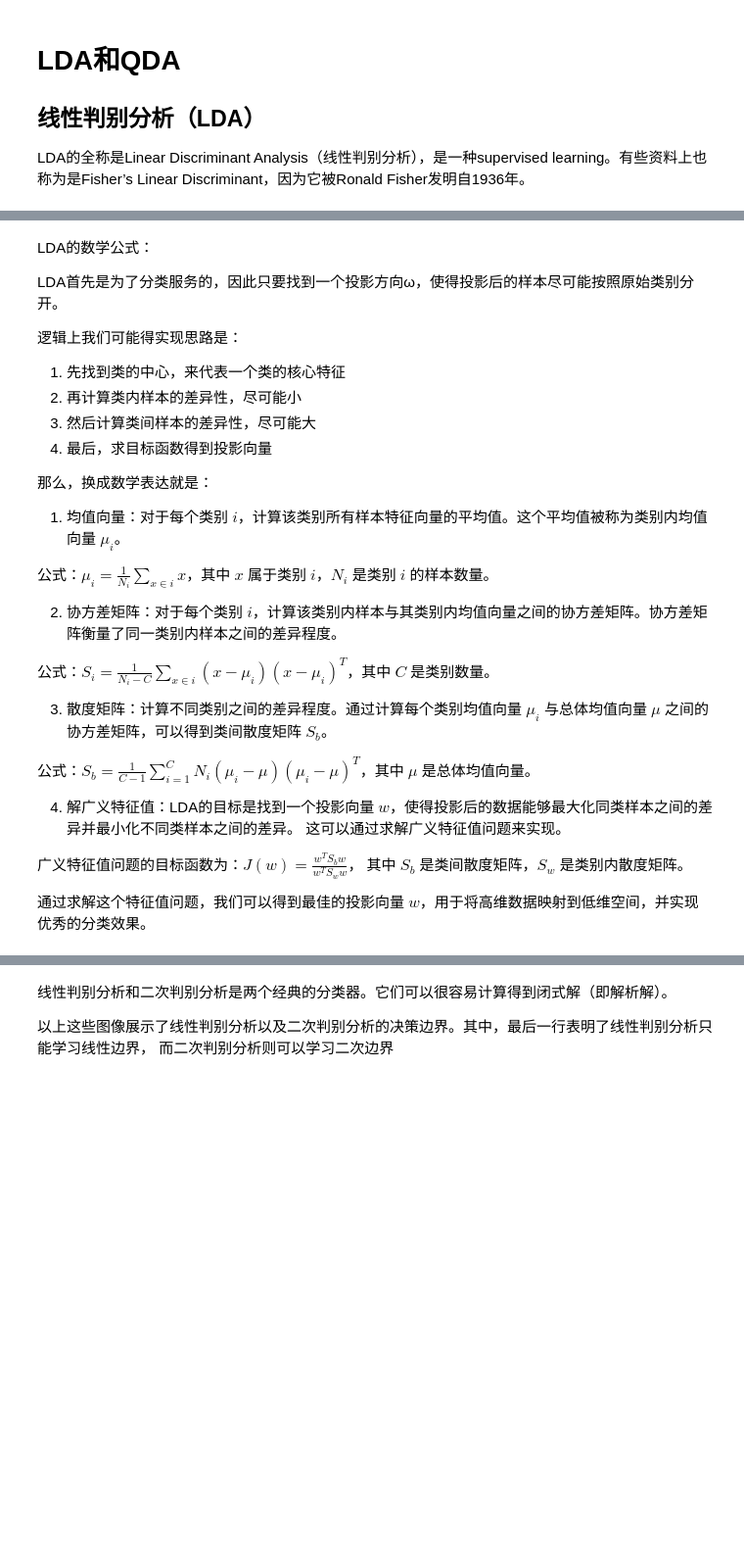
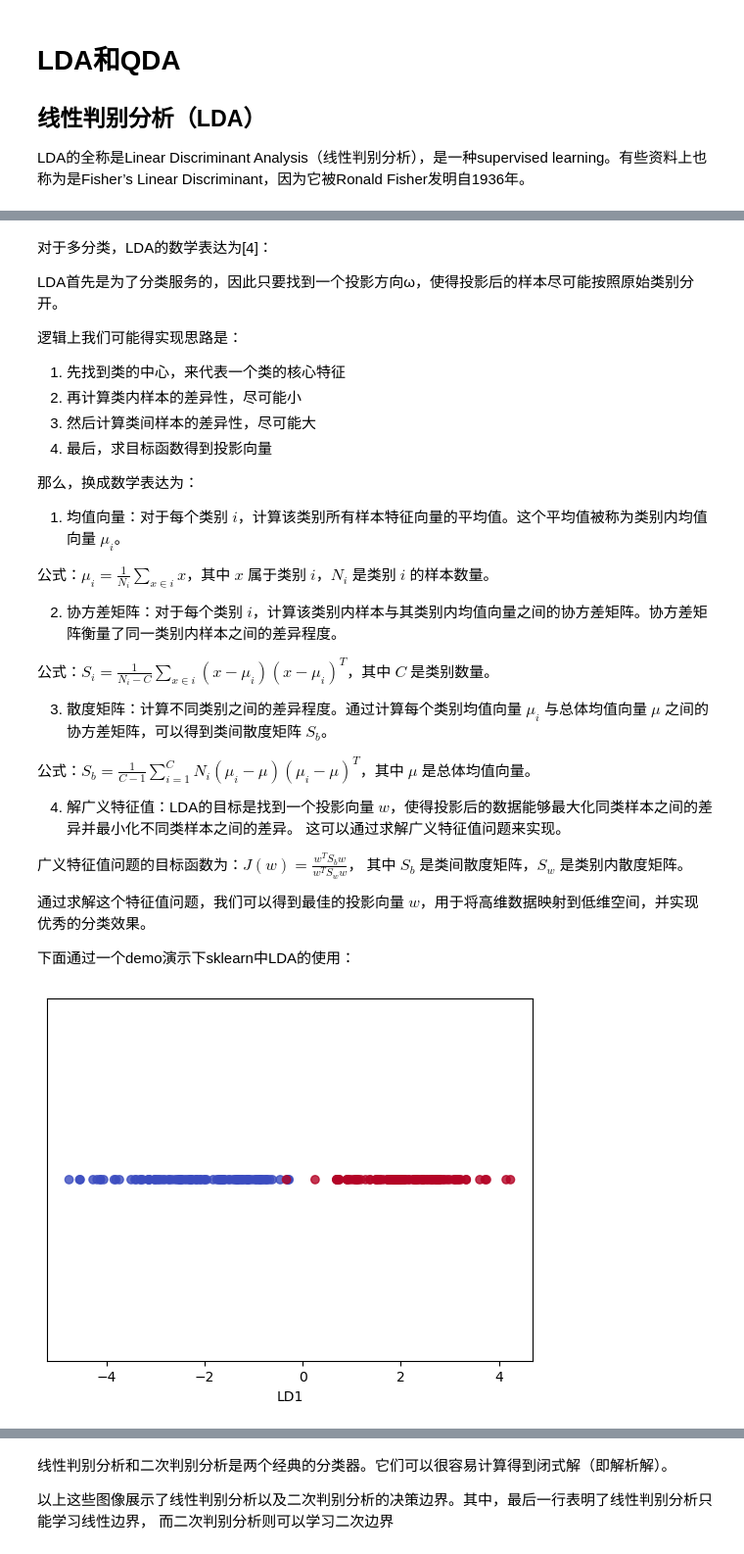
Before and after one commit to tianxuzhang/introduction-to-machine-learning, a Jupyter notebook: docs/降维/LDA和QDA.ipynb, the cells around one changed output, grey strips where cells are left out. Shown at 98% size. Cells and saved outputs as stored; diff of their text form; code cells hidden in the pictures; blank space fills up the shorter version.

```diff
--- a/docs/降维/LDA和QDA.ipynb
+++ b/docs/降维/LDA和QDA.ipynb
@@ -12,5 +18,5 @@ LDA的思想是[1]：最大化类间均值，最小化类内方差。意思就
 # %% [markdown]
-LDA的数学公式：
+对于多分类，LDA的数学表达为[4]：
 
 LDA首先是为了分类服务的，因此只要找到一个投影方向ω，使得投影后的样本尽可能按照原始类别分开。
 
@@ -20,7 +26,8 @@ LDA首先是为了分类服务的，因此只要找到一个投影方向ω，使
 3. 然后计算类间样本的差异性，尽可能大
 4. 最后，求目标函数得到投影向量
 
-那么，换成数学表达就是：
+那么，换成数学表达为：
+
 1. 均值向量：对于每个类别 $i$，计算该类别所有样本特征向量的平均值。这个平均值被称为类别内均值向量 $\mu_i$。
 
 公式：$\mu_i = \frac{1}{N_i} \sum_{x \in i} x$，其中 $x$ 属于类别 $i$，$N_i$ 是类别 $i$ 的样本数量。
@@ -42,3 +49,32 @@ LDA首先是为了分类服务的，因此只要找到一个投影方向ω，使
 其中 $S_b$ 是类间散度矩阵，$S_w$ 是类别内散度矩阵。
 
 通过求解这个特征值问题，我们可以得到最佳的投影向量 $w$，用于将高维数据映射到低维空间，并实现优秀的分类效果。
+
+下面通过一个demo演示下sklearn中LDA的使用：
+# %%
+import numpy as np
+import matplotlib.pyplot as plt
+from sklearn.discriminant_analysis import LinearDiscriminantAnalysis
+
+# 生成两个类别的样本数据
+np.random.seed(0)
+X1 = np.random.multivariate_normal(mean=[0, 0], cov=[[1, 0.2], [0.2, 1]], size=100)
+Y1 = np.zeros(100)  # 类别标签为0
+
+X2 = np.random.multivariate_normal(mean=[3, 3], cov=[[1, -0.2], [-0.2, 1]], size=100)
+Y2 = np.ones(100)  # 类别标签为1
+
+X = np.concatenate((X1, X2), axis=0)
+Y = np.concatenate((Y1, Y2), axis=0)
+
+# 使用sklearn中的LDA进行分类
+lda = LinearDiscriminantAnalysis(n_components=1)
+X_lda = lda.fit_transform(X, Y)
+
+# 可视化分类结果
+plt.scatter(X_lda[:, 0], np.zeros(X_lda.shape[0]), c=Y, cmap='coolwarm', alpha=0.8)
+plt.xlabel('LD1')
+plt.yticks([])
+plt.show()
+# %% [output]
+[figure, added]
```
Also changed, not shown: parts of 4 cells of this notebook, 5 other files.
